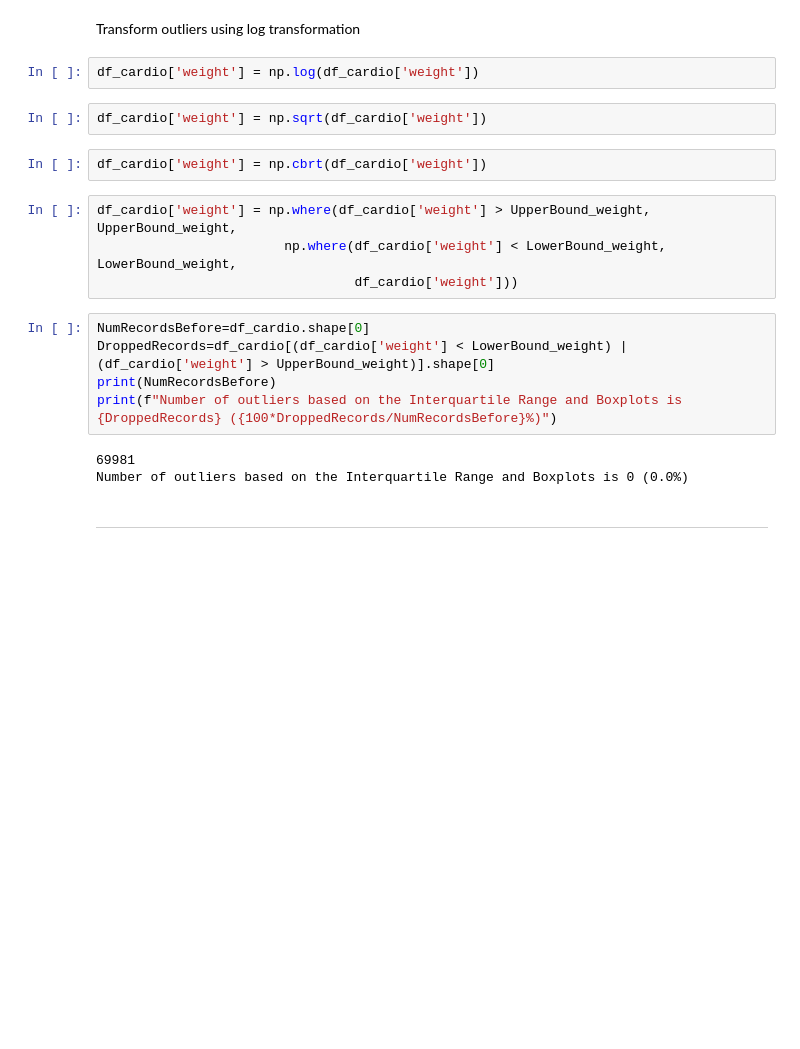
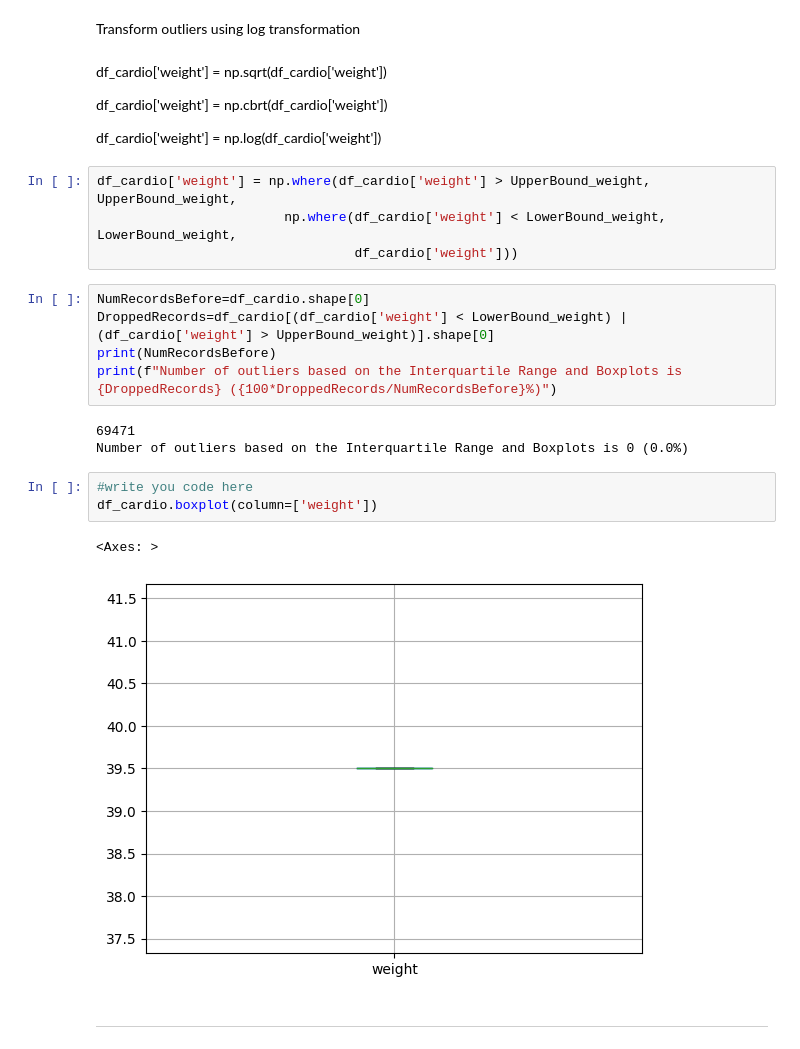
Before and after one commit to amohd63/ENCS5141-INTELLIGENT-SYSTEMS-LAB, a Jupyter notebook: Manual_ENCS5141_Exp2_Handling_Missing_Data.ipynb, the cells around one changed output. Drawn from its saved outputs; the diff is of its cells as text; blank space fills up the shorter version.

```diff
--- a/Manual_ENCS5141_Exp2_Handling_Missing_Data.ipynb
+++ b/Manual_ENCS5141_Exp2_Handling_Missing_Data.ipynb
@@ -1624,12 +1643,12 @@ For the weight feature, the mean = 74.20617453308755 and standard deviaton = 14.
 Lower Z-Score = 39.5, and Upper Z-Score = 107.5
 # %% [markdown]
 Transform outliers using log transformation
-# %%
-df_cardio['weight'] = np.log(df_cardio['weight'])
-# %%
-df_cardio['weight'] = np.sqrt(df_cardio['weight'])
-# %%
-df_cardio['weight'] = np.cbrt(df_cardio['weight'])
+# %% [markdown]
+df_cardio['weight'] = np.sqrt(df_cardio['weight'])
+
+df_cardio['weight'] = np.cbrt(df_cardio['weight'])
+
+df_cardio['weight'] = np.log(df_cardio['weight'])
 # %%
 df_cardio['weight'] = np.where(df_cardio['weight'] > UpperBound_weight, UpperBound_weight,
                         np.where(df_cardio['weight'] < LowerBound_weight, LowerBound_weight,
@@ -1640,8 +1659,14 @@ DroppedRecords=df_cardio[(df_cardio['weight'] < LowerBound_weight) | (df_cardio[
 print(NumRecordsBefore)
 print(f"Number of outliers based on the Interquartile Range and Boxplots is {DroppedRecords} ({100*DroppedRecords/NumRecordsBefore}%)")
 # %% [output]
-69981
+69471
 Number of outliers based on the Interquartile Range and Boxplots is 0 (0.0%)
+# %%
+#write you code here
+df_cardio.boxplot(column=['weight'])
+# %% [output]
+<Axes: >
+[figure, added]
 # %% [markdown]
 
 
```
Also changed, not shown: parts of 9 cells of this notebook.
